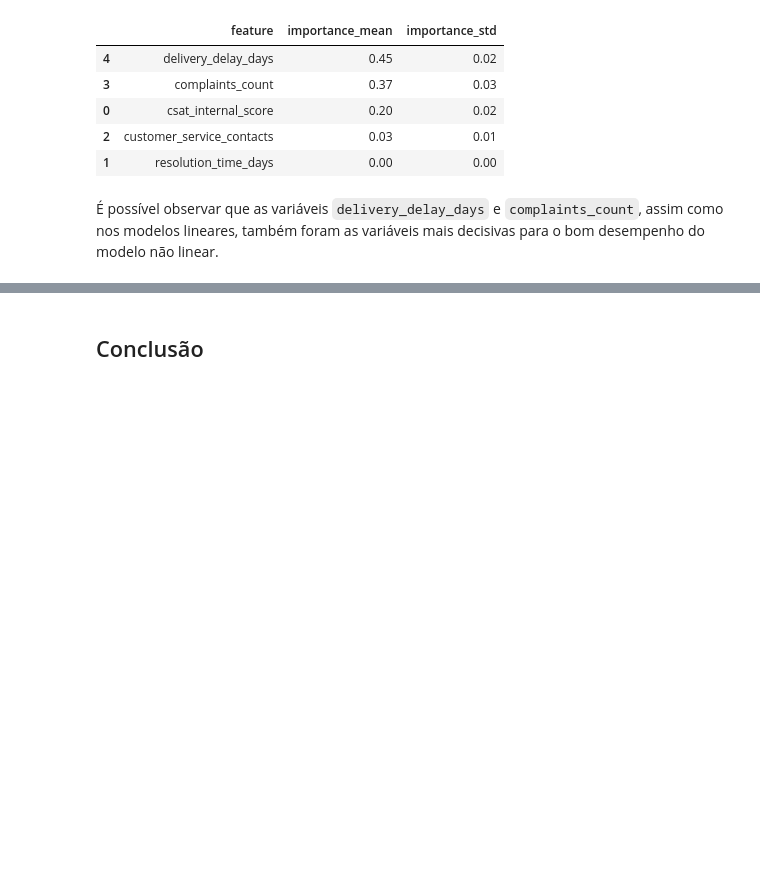
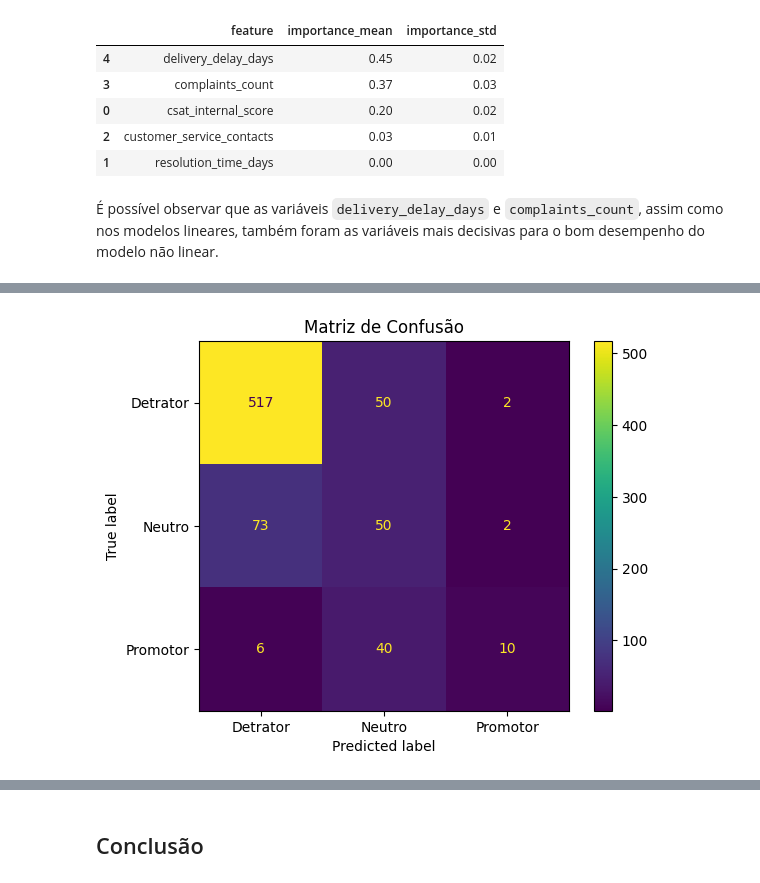
Before and after one commit to Tech-Challenge-AI-Scientist/Tech_Challenge_Fase_1, a Jupyter notebook: prediction/predicao_nps_1.ipynb, the cells around one changed output, grey strips where cells are left out. Drawn from its saved outputs; the diff is of its cells as text; code cells hidden in the pictures; blank space fills up the shorter version.

Commit message:
adicionada página de resultados na predição, e atualização da conclusão com os resultados

```diff
--- a/prediction/predicao_nps_1.ipynb
+++ b/prediction/predicao_nps_1.ipynb
@@ -168,7 +169,7 @@ param_grid = [
 ]
 
 # Grid Search
-grid_search = GridSearchCV(
+grid_search_lin = GridSearchCV(
     pipeline,
     param_grid,
     cv=5,
@@ -178,7 +179,7 @@ grid_search = GridSearchCV(
 )
 
 # Treinamento do modelo
-grid_search.fit(X_train, y_train)
+grid_search_lin.fit(X_train, y_train)
 # %% [output]
 Fitting 5 folds for each of 22 candidates, totalling 110 fits
 GridSearchCV(cv=5,
@@ -369,0 +375,30 @@ perm_importance_df
+# %%
+# Junção da base de teste
+detractor_df = pd.concat([X_test, y_test], axis=1)
+X_test_detractors = detractor_df.drop(columns=['nps_score'])
+y_test_detractors = detractor_df['nps_score']
+
+# Predição do score de NPS dos clientes da base de teste
+predict_detractors = grid_search_lin.predict(X_test_detractors)
+predict_detractors_df = pd.DataFrame(data=predict_detractors, columns=['nps_score_pred'])
+
+# Junção dos DataFrames para comparação
+comparison_df = pd.concat([
+    X_test_detractors.reset_index(drop=True),
+    y_test_detractors.reset_index(drop=True),
+    predict_detractors_df
+], axis=1)
+
+# Classificação dos valores de NPS
+comparison_df['nps_classification'] = comparison_df['nps_score'].apply(classificar_nps)
+comparison_df['nps_classification_pred'] = comparison_df['nps_score_pred'].apply(classificar_nps)
+
+# Taxa de acerto geral
+hit_rate = (comparison_df['nps_classification'] == comparison_df['nps_classification_pred']).mean()
+print(f"Taxa de acerto: {hit_rate:.2%}")
+
+# Detalhamento por classe
+print(classification_report(
+    comparison_df['nps_classification'],
+    comparison_df['nps_classification_pred']
+))
@@ -369,0 +416,11 @@ perm_importance_df
+# %%
+# Matriz de confusão do modelo
+ConfusionMatrixDisplay.from_predictions(
+    comparison_df['nps_classification'],
+    comparison_df['nps_classification_pred'],
+    display_labels=['Detrator', 'Neutro', 'Promotor']
+)
+plt.title("Matriz de Confusão")
+plt.show()
+# %% [output]
+[figure, added]
```
Also changed, not shown: parts of 8 cells of this notebook, 1 other file.
